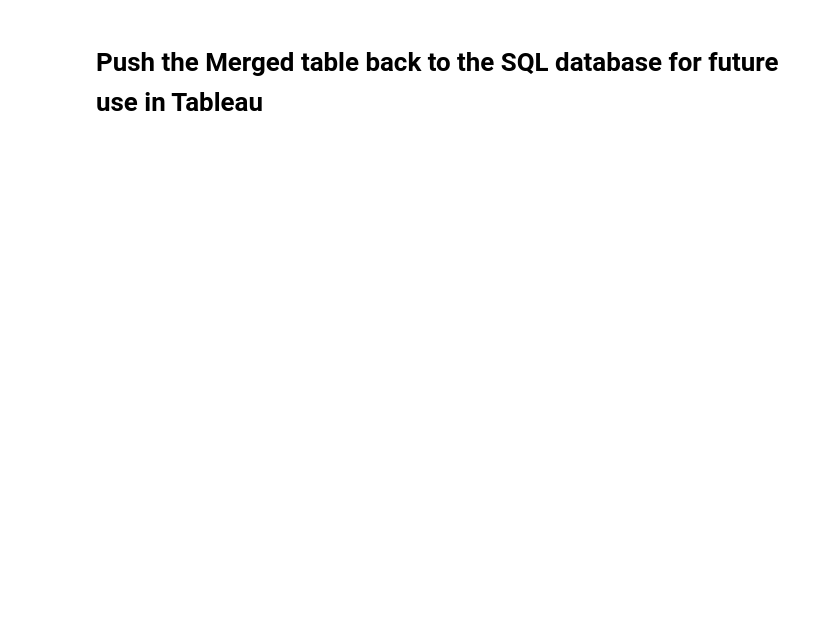
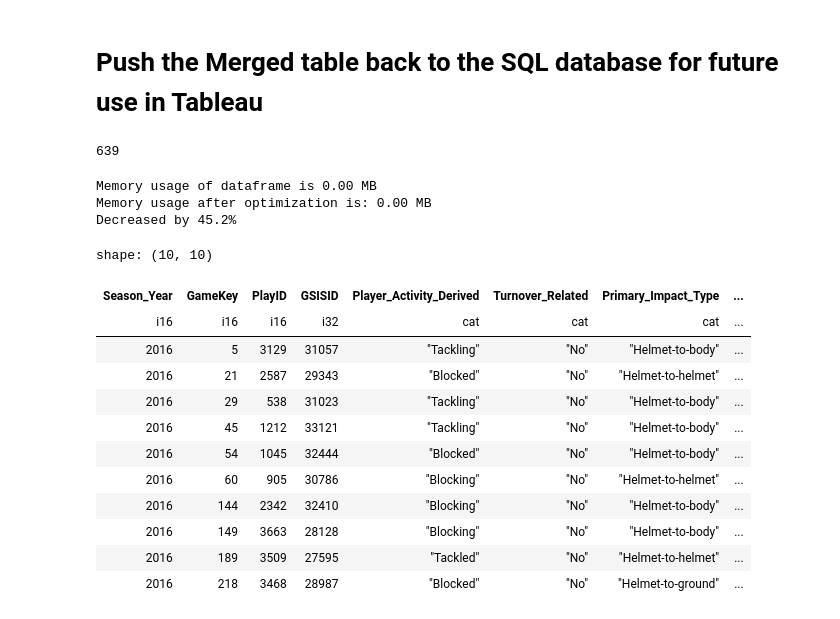
Before and after one commit to FreshOats/NFL_Data_Science, a Jupyter notebook: ETL/ETL.ipynb, the cells around one changed output. Drawn from its saved outputs; the diff is of its cells as text; code cells hidden in the pictures; blank space fills up the shorter version.

```diff
--- a/ETL/ETL.ipynb
+++ b/ETL/ETL.ipynb
@@ -752,22 +750,22 @@ this becomes an issue since the data are all recorded in degrees, with 0 degrees
 
 To handle this, I will be treating each as a unit vector and converting them into their sine and cosine components. This way I can do vector subtraction and then use an arctan transform to show the angle between.
 # %%
-import polars as pl
+# import polars as pl
 
-data = {
-    "PlayKey": ["26624-1-1", "26624-1-1", "26624-1-1", "26624-1-2", "26624-1-2"],
-    "time": [0.0, 0.1, 0.2, 0.0, 0.1],
-    "event": ["huddle_start_offense", None, None, "cheesecake_served", None],
-    "x": [87.46, 87.45, 87.44, 80.0, 80.1],
-    "y": [28.93, 28.92, 28.92, 20.0, 20.1],
-    "dir": [15, 350, 340, 180, 190],
-    "dis": [0.01, 0.01, 0.01, 0.01, 0.01],
-    "o": [10, 350, 340, 180, 190],
-    "s": [0.13, 0.12, 0.12, 0.10, 0.09]
-}
+# data = {
+#     "PlayKey": ["26624-1-1", "26624-1-1", "26624-1-1", "26624-1-2", "26624-1-2"],
+#     "time": [0.0, 0.1, 0.2, 0.0, 0.1],
+#     "event": ["huddle_start_offense", None, None, "cheesecake_served", None],
+#     "x": [87.46, 87.45, 87.44, 80.0, 80.1],
+#     "y": [28.93, 28.92, 28.92, 20.0, 20.1],
+#     "dir": [15, 350, 340, 180, 190],
+#     "dis": [0.01, 0.01, 0.01, 0.01, 0.01],
+#     "o": [10, 350, 340, 180, 190],
+#     "s": [0.13, 0.12, 0.12, 0.10, 0.09]
+# }
 
-df = pl.DataFrame(data)
-print(df)
+# df = pl.DataFrame(data)
+# print(df)
 # %% [output]
 shape: (5, 9)
 ┌───────────┬──────┬──────────────────────┬───────┬───┬─────┬──────┬─────┬──────┐
@@ -815,7 +813,7 @@ def data_shrinker(df, verbose=True):
                     df = df.with_columns(pl.col(col).cast(pl.Float64))
 
         elif col_type == pl.Utf8:
-            if df[col].n_unique() / len(df) < 0.5:  # If less than 50% unique values
+            if col != "PlayKey" and df[col].n_unique() / len(df) < 0.5:   # If less than 50% unique values
                 df = df.with_columns(pl.col(col).cast(pl.Categorical))
 
     end_mem = df.estimated_size("mb")
@@ -1147,12 +1140,38 @@ paths.columns
 # Make connection to the database
 
 from config import db_password
-uri = f"postgresql://postgres:{db_password}@127.0.0.1:5432/nfl"
+uri = f"postgresql://postgres:{db_password}@127.0.0.1:5432/{database}"
 del db_password
 
 # Having an issue pushing the polars to the DB, so I need to switch to Pandas to use SQLalchemy
-quals_p = quals.to_pandas()
+qual_quant_p = qual_quant_shrunk.to_pandas()
 
 # Write table to database
 engine = create_engine(uri)
-quals_p.to_sql("qualitative_clean", engine, if_exists='replace', index=False)
+qual_quant_p.to_sql("qual_quant", engine, if_exists='replace', index=False)
+# %% [output]
+639
+# %%
+df = pl.read_csv("F:/Data/NFL-Punt-Analytics-Competition/video_review.csv", n_rows=10000)
+# %%
+df_test = data_shrinker(df)
+# %% [output]
+Memory usage of dataframe is 0.00 MB
+Memory usage after optimization is: 0.00 MB
+Decreased by 45.2%
+# %%
+df_test.head(10)
+# %% [output]
+shape: (10, 10)
+| Season_Year | GameKey | PlayID | GSISID | Player_Activity_Derived | Turnover_Related | Primary_Impact_Type | ... |
+| i16 | i16 | i16 | i32 | cat | cat | cat | ... |
+| 2016 | 5 | 3129 | 31057 | "Tackling" | "No" | "Helmet-to-body" | ... |
+| 2016 | 21 | 2587 | 29343 | "Blocked" | "No" | "Helmet-to-helmet" | ... |
+| 2016 | 29 | 538 | 31023 | "Tackling" | "No" | "Helmet-to-body" | ... |
+| 2016 | 45 | 1212 | 33121 | "Tackling" | "No" | "Helmet-to-body" | ... |
+| 2016 | 54 | 1045 | 32444 | "Blocked" | "No" | "Helmet-to-body" | ... |
+| 2016 | 60 | 905 | 30786 | "Blocking" | "No" | "Helmet-to-helmet" | ... |
+| 2016 | 144 | 2342 | 32410 | "Blocking" | "No" | "Helmet-to-body" | ... |
+| 2016 | 149 | 3663 | 28128 | "Blocking" | "No" | "Helmet-to-body" | ... |
+| 2016 | 189 | 3509 | 27595 | "Tackled" | "No" | "Helmet-to-helmet" | ... |
+| 2016 | 218 | 3468 | 28987 | "Blocked" | "No" | "Helmet-to-ground" | ... |
```
Also changed, not shown: parts of 23 cells of this notebook, 9 other files.
